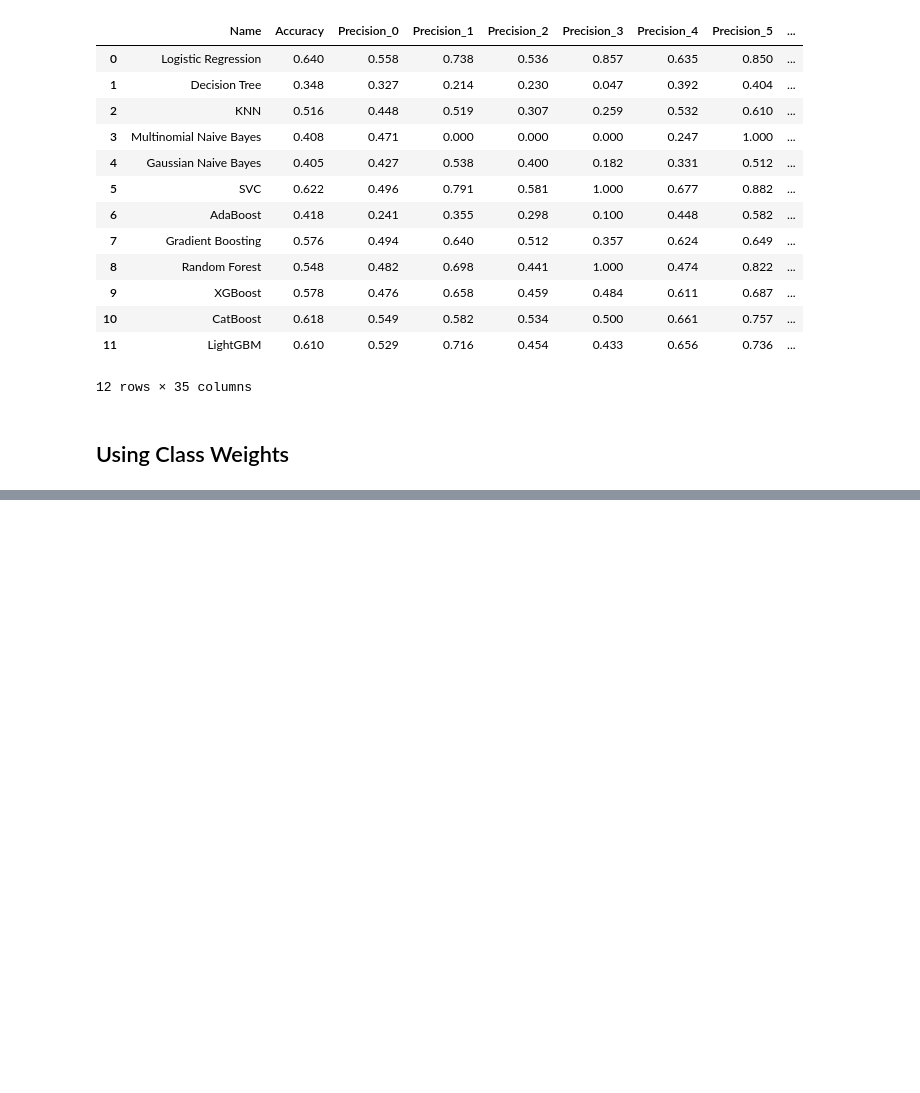
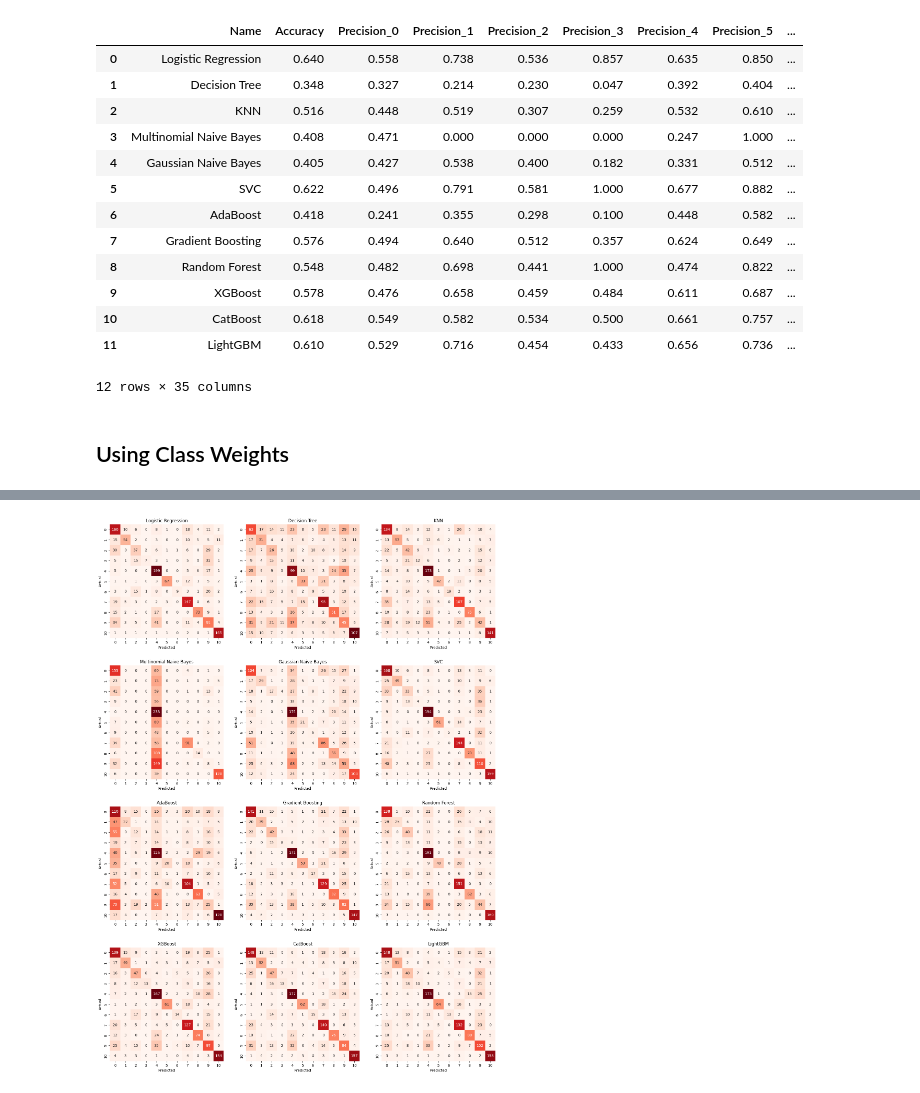
Before and after one commit to Prashant-Tiwari26/Using-movie-plot-for-genre-classification-, a Jupyter notebook: Classical NLP Approach/Initial_models.ipynb, the cells around one changed output, grey strips where cells are left out. Drawn from its saved outputs; the diff is of its cells as text; code cells hidden in the pictures; blank space fills up the shorter version.

```diff
--- a/Classical NLP Approach/Initial_models.ipynb
+++ b/Classical NLP Approach/Initial_models.ipynb
@@ -111,3 +111,22 @@ for key, model in initial_models.get_trained_models().items():
     joblib.dump(model, f"Models/Initial/Unweighted/{key}.pk1")
 # %% [markdown]
 ## Using Class Weights
+# %%
+models = {
+    'Logistic Regression': LogisticRegression(),
+    'Decision Tree': DecisionTreeClassifier(),
+    'KNN': KNeighborsClassifier(),
+    'Multinomial Naive Bayes': MultinomialNB(),
+    'Gaussian Naive Bayes': GaussianNB(),
+    'SVC': SVC(probability=True),
+    'AdaBoost': AdaBoostClassifier(),
+    'Gradient Boosting': GradientBoostingClassifier(),
+    'Random Forest': RandomForestClassifier(),
+    'XGBoost': XGBClassifier(),
+    'CatBoost': CatBoostClassifier(devices='GPU'),
+    'LightGBM': LGBMClassifier()
+}
+# %%
+weighted_classifiers = Train_Classifiers(x,y,models)
+# %%
+weighted_classifiers.fit()
@@ -113,0 +166,4 @@ for key, model in initial_models.get_trained_models().items():
+# %%
+weighted_classifiers.Compare_ConfusionMatrices()
+# %% [output]
+[figure, added]
```
Also changed, not shown: parts of 2 cells of this notebook, 17 other files.
